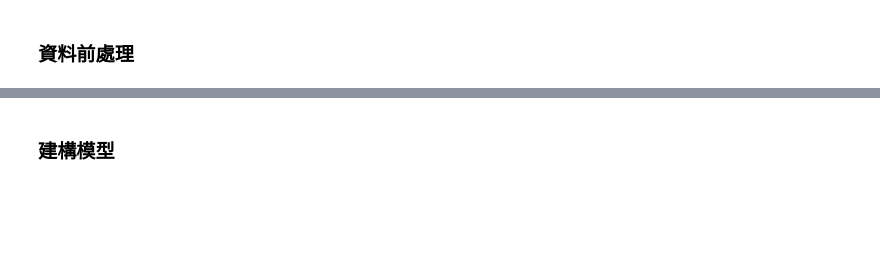
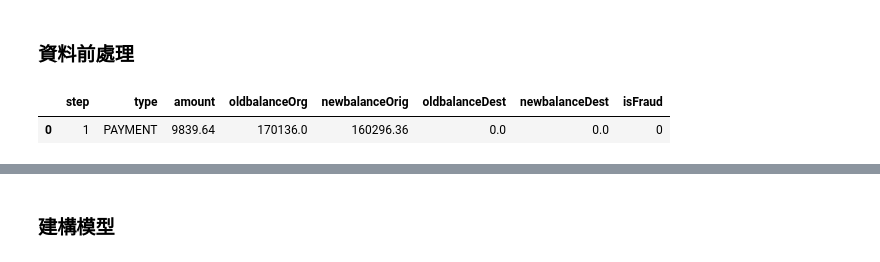
Before and after one commit to cgit6/AML_SVM, a Jupyter notebook: AML_detection_SVM.ipynb, the cells around one changed output, grey strips where cells are left out. Drawn from its saved outputs; the diff is of its cells as text; code cells hidden in the pictures; blank space fills up the shorter version.

```diff
--- a/AML_detection_SVM.ipynb
+++ b/AML_detection_SVM.ipynb
@@ -42,5 +25,13 @@ dataset
 # %% [markdown]
 ### 資料前處理
+# %%
+dataset.drop('nameOrig', axis=1, inplace=True)
+dataset.drop('nameDest', axis=1, inplace=True)
+dataset.drop('isFlaggedFraud', axis=1, inplace=True)
+dataset.head(1)
+# %% [output]
+|  | step | type | amount | oldbalanceOrg | newbalanceOrig | oldbalanceDest | newbalanceDest | isFraud |
+| 0 | 1 | PAYMENT | 9839.64 | 170136.0 | 160296.36 | 0.0 | 0.0 | 0 |
 # %%
 sample_dataframe = dataset.sample(n=100000)
 X = sample_dataframe.iloc[:, :-1].values
```
Also changed, not shown: parts of 6 cells of this notebook.
